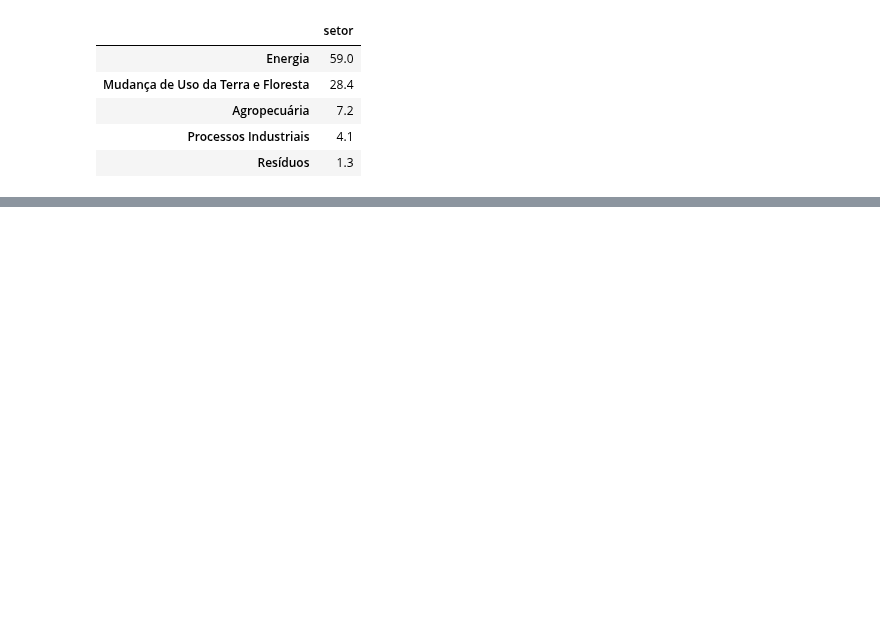
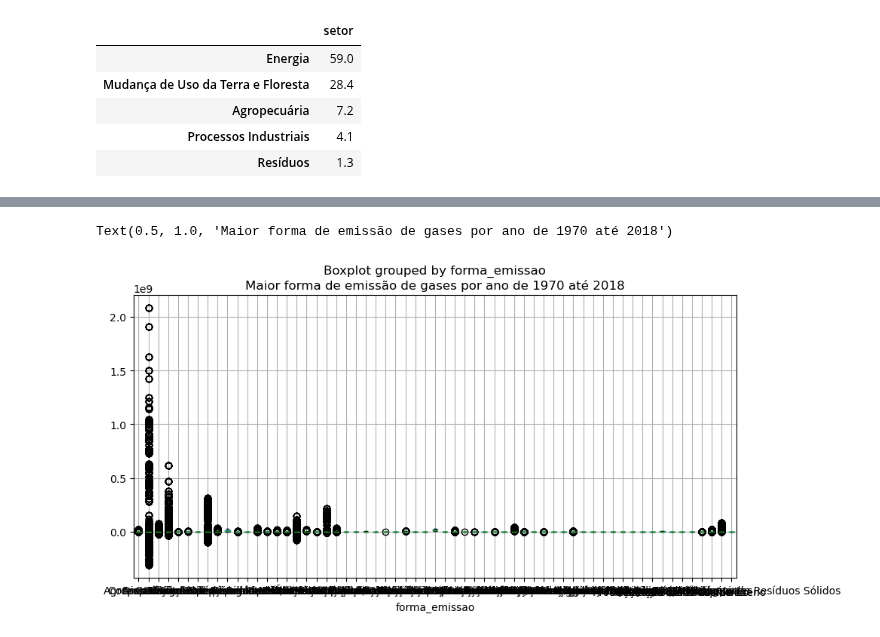
Before and after one commit to Iamiran1/Projeto-2---Ci-ncia-de-Dados, a Jupyter notebook: P2 .ipynb, the cells around one changed output, grey strips where cells are left out. Drawn from its saved outputs; the diff is of its cells as text; code cells hidden in the pictures; blank space fills up the shorter version.

```diff
--- a/P2 .ipynb
+++ b/P2 .ipynb
@@ -56,0 +98,6 @@ dados.boxplot('emissao',by = 'setor',figsize=(15,5))
+# %%
+dados.boxplot('emissao',by = 'forma_emissao',figsize=(10,5))
+plt.title('Maior forma de emissão de gases por ano de 1970 até 2018')
+# %% [output]
+Text(0.5, 1.0, 'Maior forma de emissão de gases por ano de 1970 até 2018')
+[figure, added]
```
Also changed, not shown: parts of 8 cells of this notebook.
